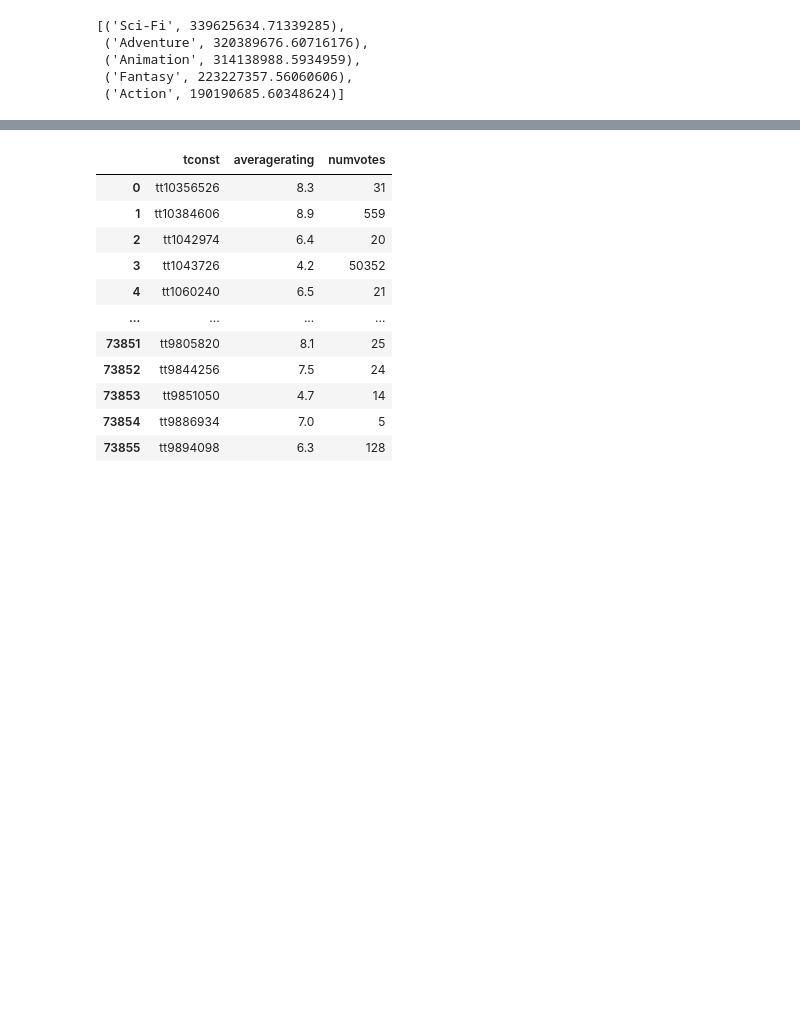
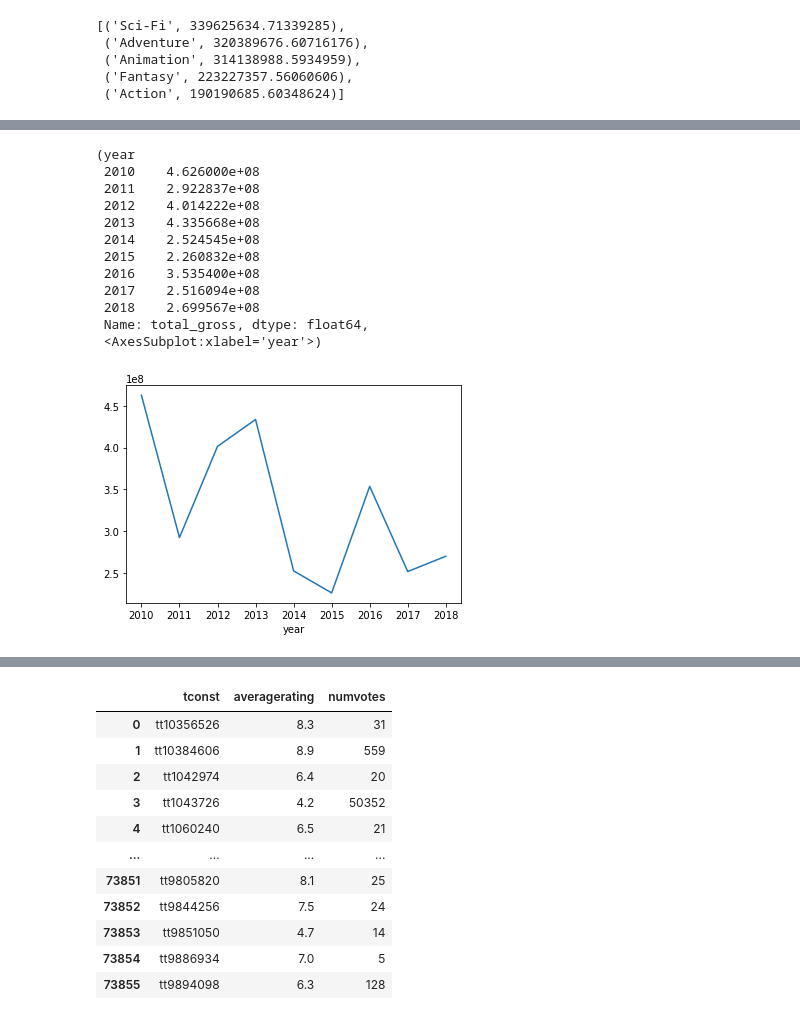
Before and after one commit to danielhlee4/MovieDataAnalysis, a Jupyter notebook: Analysis.ipynb, the cells around one changed output, grey strips where cells are left out. Drawn from its saved outputs; the diff is of its cells as text; code cells hidden in the pictures; blank space fills up the shorter version.

```diff
--- a/Analysis.ipynb
+++ b/Analysis.ipynb
@@ -582,7 +637,0 @@ action_plot.groupby(['year'])['total_gross'].mean().plot()
-# %%
-# preparing action only df for plotting
-adventure_drop_rows = []
-for row in bom_imdb.index:
-    if bom_imdb['Adventure'][row] == 0:
-        adventure_drop_rows.append(row)
-adventure_drop_rows[:5]
@@ -595,0 +638,10 @@ print(len(adventure_plot))
+# %%
+# def a function to plot genre by total gross over time
+def genre_gross_plot(genre, df):
+    genre_drop_rows = []
+    for row in df.index:
+        if df[genre.capitalize()][row] == 0:
+            genre_drop_rows.append(row)
+
+    genre_plot = df.drop(genre_drop_rows)
+    return genre_plot.groupby(['year'])['total_gross'].mean(), genre_plot.groupby(['year'])['total_gross'].mean().plot();
@@ -595,0 +664,16 @@ print(len(adventure_plot))
+# %%
+genre_gross_plot('animation', bom_imdb)
+# %% [output]
+(year
+ 2010    4.626000e+08
+ 2011    2.922837e+08
+ 2012    4.014222e+08
+ 2013    4.335668e+08
+ 2014    2.524545e+08
+ 2015    2.260832e+08
+ 2016    3.535400e+08
+ 2017    2.516094e+08
+ 2018    2.699567e+08
+ Name: total_gross, dtype: float64,
+ <AxesSubplot:xlabel='year'>)
+[figure, added]
```
Also changed, not shown: parts of 100 cells of this notebook.
